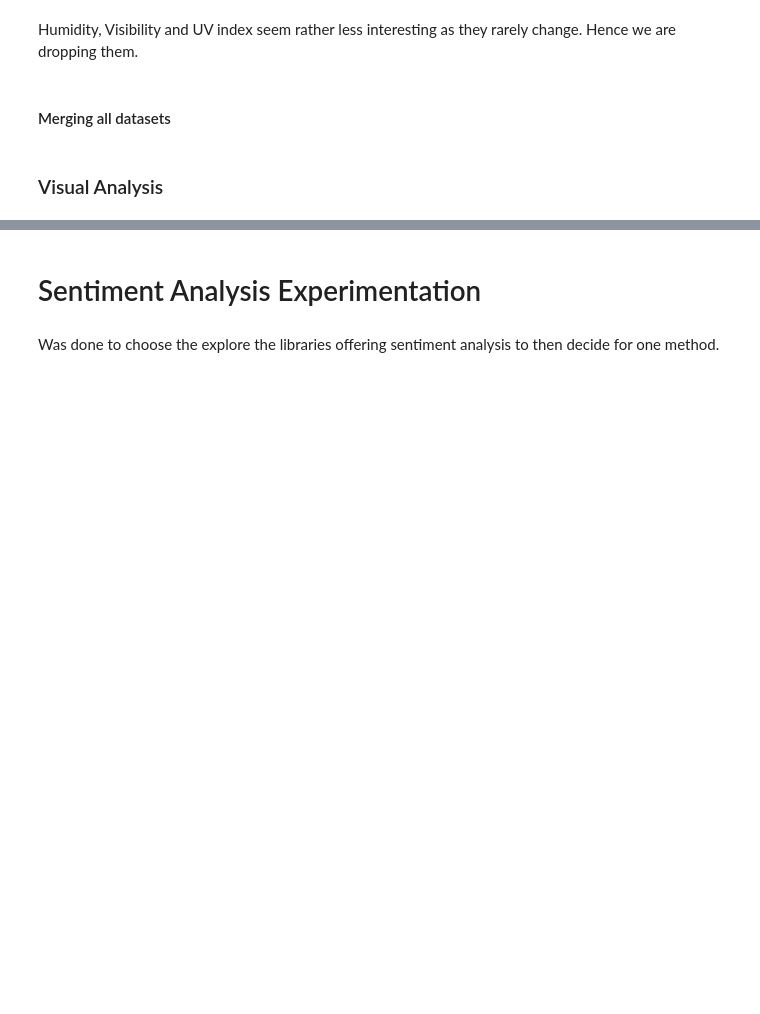
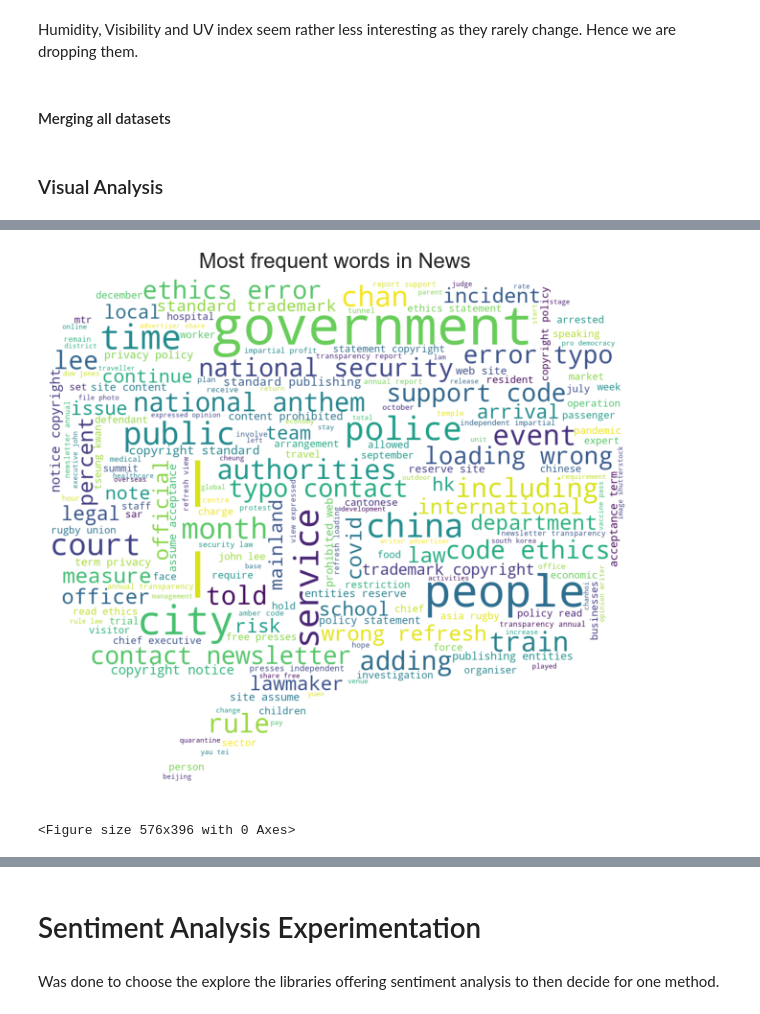
Before and after one commit to ispasojev/news-index-analysis, a Jupyter notebook: 1_Preprocessing.ipynb, the cells around one changed output, grey strips where cells are left out. Cells and saved outputs as stored; diff of their text form; code cells hidden in the pictures; blank space fills up the shorter version.

```diff
--- a/1_Preprocessing.ipynb
+++ b/1_Preprocessing.ipynb
@@ -348,0 +383,2 @@ _ = plt.xticks(rotation=60)
+# %%
+df['type'] =  np.where(df['total_negative_articles'] == 1, 'negative', 'positive')
@@ -348,0 +401,22 @@ _ = plt.xticks(rotation=60)
+# %%
+
+sms_picture = np.array(Image.open('./data/images/speech-bubble.jpg'))
+
+wc = WordCloud(
+    background_color='white',
+    max_words=200,
+    mask=sms_picture,
+)
+
+wc.generate(' '.join(text for text in df['processed_text']))
+plt.figure(figsize=(18,10))
+plt.title('Most frequent words in News',
+          fontdict={'size': 22,  'verticalalignment': 'bottom'})
+plt.imshow(wc)
+plt.axis("off")
+plt.show()
+plt.show
+plt.savefig("./data/images/Analysis_Plot_Frequent_Words")
+# %% [output]
+[figure, added]
+<Figure size 576x396 with 0 Axes>
```
Also changed, not shown: parts of 19 cells of this notebook, 11 other files.
